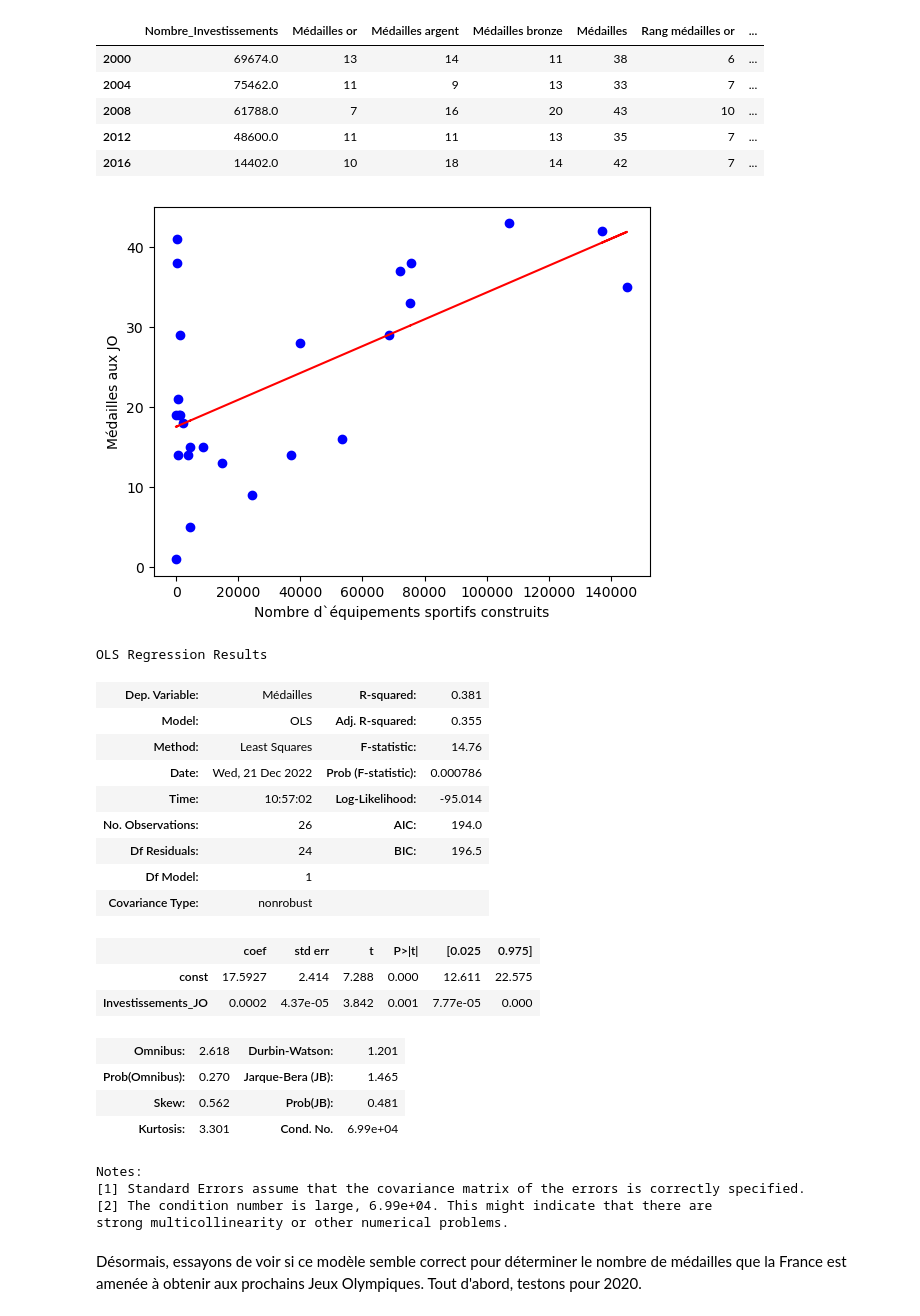
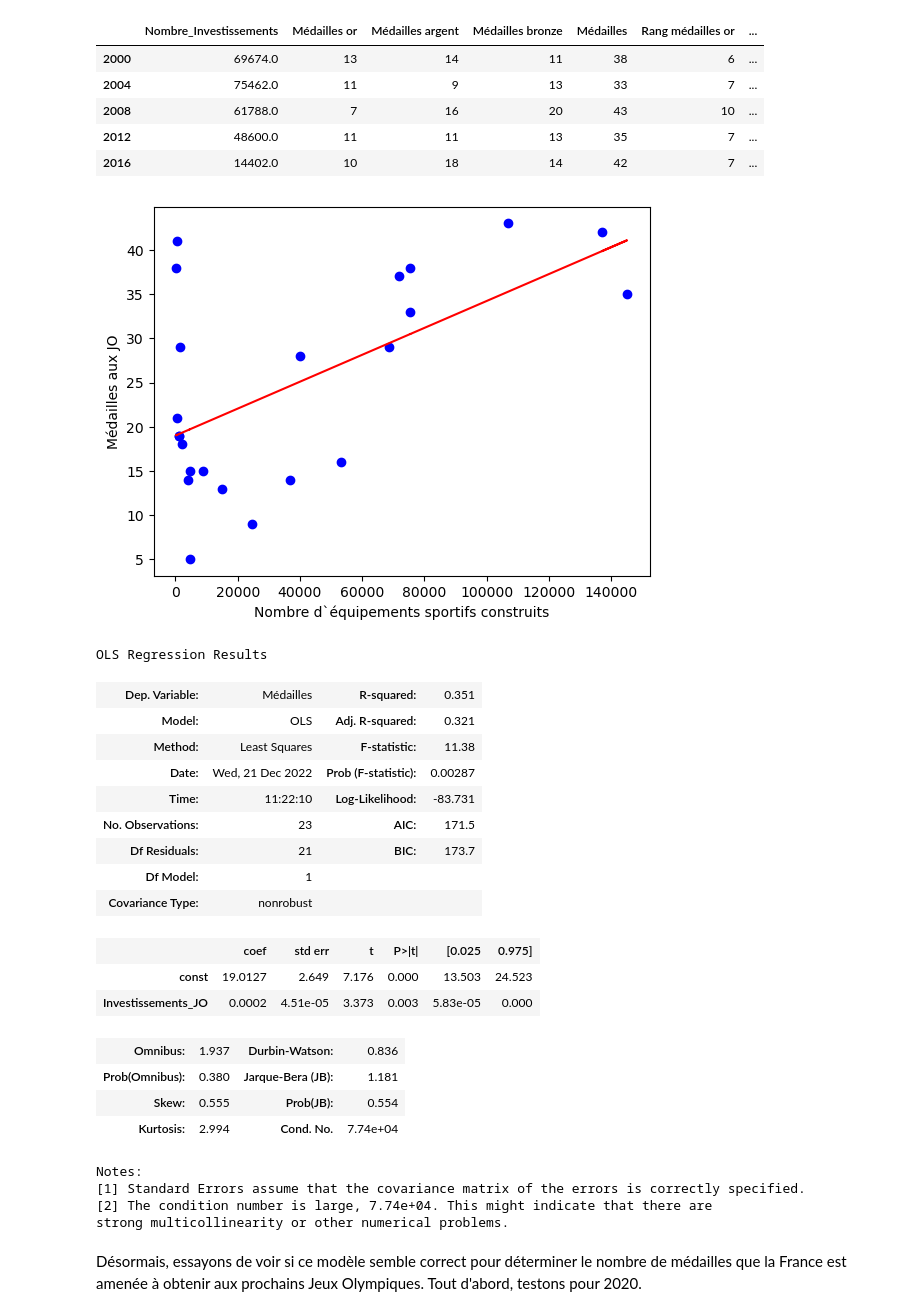
Before and after one commit to JulesChpn/ProjetPython, a Jupyter notebook: README.ipynb, the cells around one changed output. Saved outputs shown, nothing was run; the diff lists cells and outputs as text; code cells hidden in the pictures.

```diff
--- a/README.ipynb
+++ b/README.ipynb
@@ -772,6 +776,6 @@ data_base_2.tail(10)
 # %%
-data_base_2 = data_base_2.dropna()
-data_base_2 = data_base_2
-data_base_2['Médailles'] = data_base_2['Médailles'].apply(lambda x: int(x))
-data_base_2 = data_base_2.drop(labels = [1900,2020], axis=0)
+data_base_2bis = data_base_2.copy()
+data_base_2bis = data_base_2bis.dropna()
+data_base_2bis['Médailles'] = data_base_2bis['Médailles'].apply(lambda x: int(x))
+data_base_2bis = data_base_2bis.drop(labels = [1900,1904,1908,1912,2020], axis=0)
 # %%
@@ -784,17 +788,17 @@ data_base_2.tail(5)
 | 2012 | 48600.0 | 11 | 11 | 13 | 35 | 7 | ... |
 | 2016 | 14402.0 | 10 | 18 | 14 | 42 | 7 | ... |
 # %%
-x = data_base_2[["Investissements_JO"]]
-y = data_base_2[["Médailles"]]
+x = data_base_2bis[["Investissements_JO"]]
+y = data_base_2bis[["Médailles"]]
 model = LinearRegression(fit_intercept=True).fit(x,y) # Fit_intercept = False pour que la courbe passe par (0,0)
 
 plt.scatter(x, y, color = 'blue')
 plt.plot(x, model.predict(x), color = 'red')
 plt.xlabel('Nombre d`équipements sportifs construits')
 plt.ylabel('Médailles aux JO')
 plt.show()
 # %% [output]
-[figure, old version]
+[figure, new version]
 # %%
 x = sm.add_constant(x)
 model = OLS(y,x)
@@ -803,25 +807,25 @@ su = results.summary()
 su
 # %% [output]
 OLS Regression Results
-| Dep. Variable: | Médailles | R-squared: | 0.381 |
-| Model: | OLS | Adj. R-squared: | 0.355 |
-| Method: | Least Squares | F-statistic: | 14.76 |
-| Date: | Wed, 21 Dec 2022 | Prob (F-statistic): | 0.000786 |
-| Time: | 10:57:02 | Log-Likelihood: | -95.014 |
-| No. Observations: | 26 | AIC: | 194.0 |
-| Df Residuals: | 24 | BIC: | 196.5 |
+| Dep. Variable: | Médailles | R-squared: | 0.351 |
+| Model: | OLS | Adj. R-squared: | 0.321 |
+| Method: | Least Squares | F-statistic: | 11.38 |
+| Date: | Wed, 21 Dec 2022 | Prob (F-statistic): | 0.00287 |
+| Time: | 11:22:10 | Log-Likelihood: | -83.731 |
+| No. Observations: | 23 | AIC: | 171.5 |
+| Df Residuals: | 21 | BIC: | 173.7 |
 | Df Model: | 1 |  |  |
 | Covariance Type: | nonrobust |  |  |
 |  | coef | std err | t | P>|t| | [0.025 | 0.975] |
-| const | 17.5927 | 2.414 | 7.288 | 0.000 | 12.611 | 22.575 |
-| Investissements_JO | 0.0002 | 4.37e-05 | 3.842 | 0.001 | 7.77e-05 | 0.000 |
+| const | 19.0127 | 2.649 | 7.176 | 0.000 | 13.503 | 24.523 |
+| Investissements_JO | 0.0002 | 4.51e-05 | 3.373 | 0.003 | 5.83e-05 | 0.000 |
-| Omnibus: | 2.618 | Durbin-Watson: | 1.201 |
-| Prob(Omnibus): | 0.270 | Jarque-Bera (JB): | 1.465 |
-| Skew: | 0.562 | Prob(JB): | 0.481 |
-| Kurtosis: | 3.301 | Cond. No. | 6.99e+04 |
+| Omnibus: | 1.937 | Durbin-Watson: | 0.836 |
+| Prob(Omnibus): | 0.380 | Jarque-Bera (JB): | 1.181 |
+| Skew: | 0.555 | Prob(JB): | 0.554 |
+| Kurtosis: | 2.994 | Cond. No. | 7.74e+04 |
 Notes:
 [1] Standard Errors assume that the covariance matrix of the errors is correctly specified.
-[2] The condition number is large, 6.99e+04. This might indicate that there are
+[2] The condition number is large, 7.74e+04. This might indicate that there are
 strong multicollinearity or other numerical problems.
 # %% [markdown]
 Désormais, essayons de voir si ce modèle semble correct pour déterminer le nombre de médailles que la France est amenée à obtenir aux prochains Jeux Olympiques. Tout d'abord, testons pour 2020.
```
Also changed, not shown: parts of 12 cells of this notebook.
